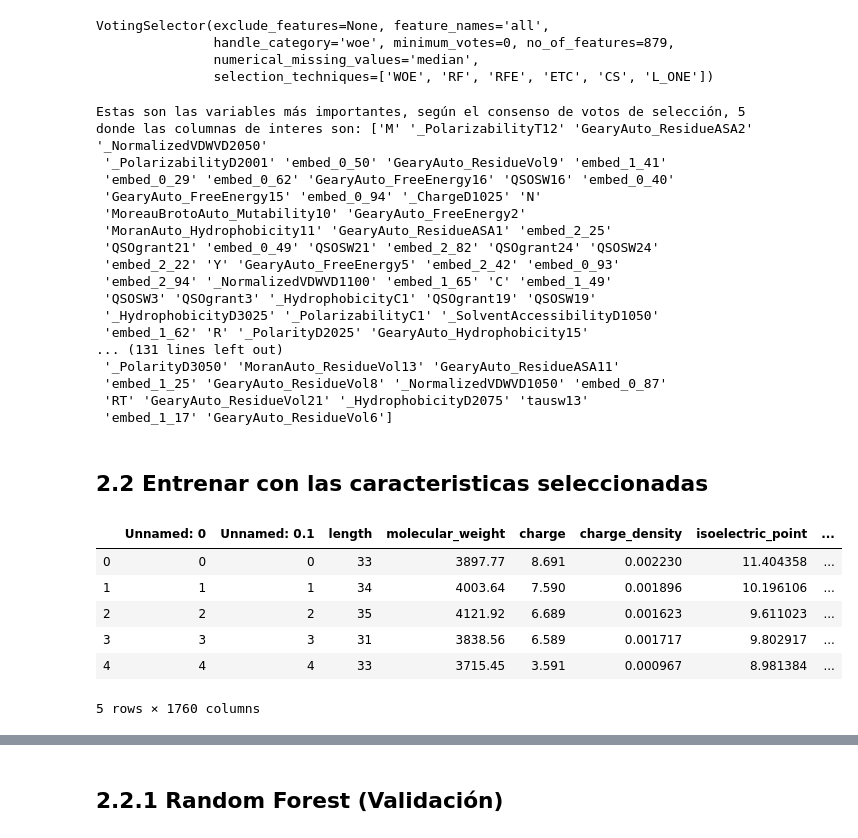
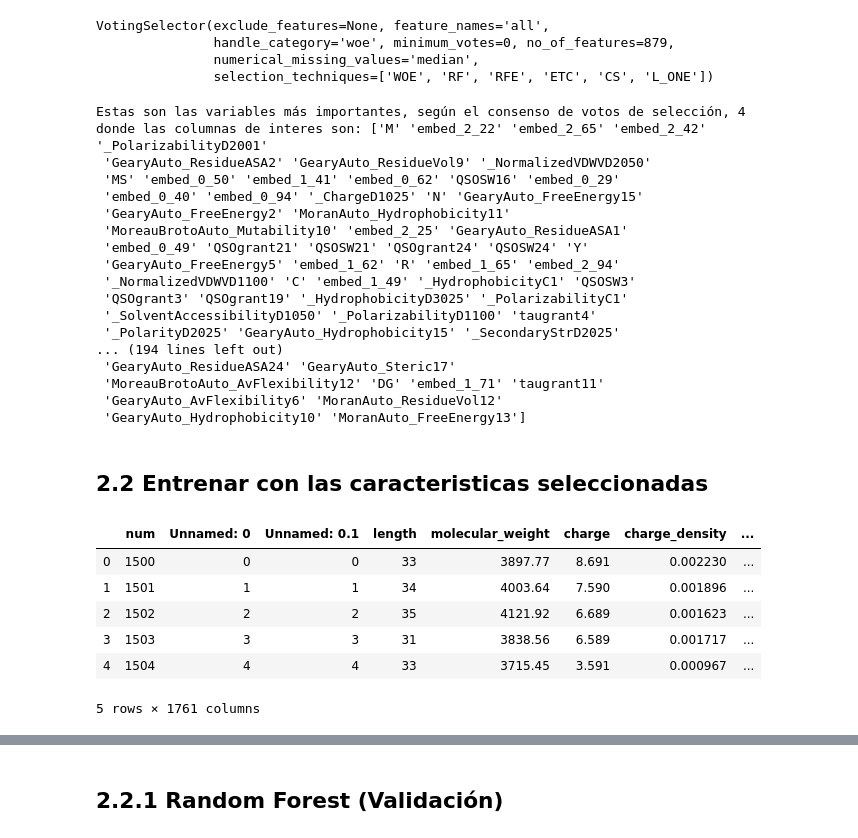
Before and after one commit to santyarboleda/Reconocimiento-de-Patrones, a Jupyter notebook: Competencia_RP.ipynb, the cells around one changed output, grey strips where cells are left out. Cells and saved outputs as stored; diff of their text form; code cells hidden in the pictures.

```diff
--- a/Competencia_RP.ipynb
+++ b/Competencia_RP.ipynb
@@ -615,45 +576,47 @@ VotingSelector(exclude_features=None, feature_names='all',
                numerical_missing_values='median',
                selection_techniques=['WOE', 'RF', 'RFE', 'ETC', 'CS', 'L_ONE'])
 # %%
-delta_crit = 4
+delta_crit = 3
 priorizadas = vs.feature_votes_[vs.feature_votes_["Votes"]>delta_crit]["Variable_Name"].values
 print("Estas son las variables más importantes, según el consenso de votos de selección,", \
       delta_crit+1," donde las columnas de interes son:",\
       priorizadas)
 # %% [output]
-Estas son las variables más importantes, según el consenso de votos de selección, 5  donde las columnas de interes son: ['M' '_PolarizabilityT12' 'GearyAuto_ResidueASA2' '_NormalizedVDWVD2050'
- '_PolarizabilityD2001' 'embed_0_50' 'GearyAuto_ResidueVol9' 'embed_1_41'
- 'embed_0_29' 'embed_0_62' 'GearyAuto_FreeEnergy16' 'QSOSW16' 'embed_0_40'
- 'GearyAuto_FreeEnergy15' 'embed_0_94' '_ChargeD1025' 'N'
- 'MoreauBrotoAuto_Mutability10' 'GearyAuto_FreeEnergy2'
- 'MoranAuto_Hydrophobicity11' 'GearyAuto_ResidueASA1' 'embed_2_25'
- 'QSOgrant21' 'embed_0_49' 'QSOSW21' 'embed_2_82' 'QSOgrant24' 'QSOSW24'
- 'embed_2_22' 'Y' 'GearyAuto_FreeEnergy5' 'embed_2_42' 'embed_0_93'
- 'embed_2_94' '_NormalizedVDWVD1100' 'embed_1_65' 'C' 'embed_1_49'
- 'QSOSW3' 'QSOgrant3' '_HydrophobicityC1' 'QSOgrant19' 'QSOSW19'
- '_HydrophobicityD3025' '_PolarizabilityC1' '_SolventAccessibilityD1050'
- 'embed_1_62' 'R' '_PolarityD2025' 'GearyAuto_Hydrophobicity15'
-... (131 lines left out)
- '_PolarityD3050' 'MoranAuto_ResidueVol13' 'GearyAuto_ResidueASA11'
- 'embed_1_25' 'GearyAuto_ResidueVol8' '_NormalizedVDWVD1050' 'embed_0_87'
- 'RT' 'GearyAuto_ResidueVol21' '_HydrophobicityD2075' 'tausw13'
- 'embed_1_17' 'GearyAuto_ResidueVol6']
+Estas son las variables más importantes, según el consenso de votos de selección, 4  donde las columnas de interes son: ['M' 'embed_2_22' 'embed_2_65' 'embed_2_42' '_PolarizabilityD2001'
+ 'GearyAuto_ResidueASA2' 'GearyAuto_ResidueVol9' '_NormalizedVDWVD2050'
+ 'MS' 'embed_0_50' 'embed_1_41' 'embed_0_62' 'QSOSW16' 'embed_0_29'
+ 'embed_0_40' 'embed_0_94' '_ChargeD1025' 'N' 'GearyAuto_FreeEnergy15'
+ 'GearyAuto_FreeEnergy2' 'MoranAuto_Hydrophobicity11'
+ 'MoreauBrotoAuto_Mutability10' 'embed_2_25' 'GearyAuto_ResidueASA1'
+ 'embed_0_49' 'QSOgrant21' 'QSOSW21' 'QSOgrant24' 'QSOSW24' 'Y'
+ 'GearyAuto_FreeEnergy5' 'embed_1_62' 'R' 'embed_1_65' 'embed_2_94'
+ '_NormalizedVDWVD1100' 'C' 'embed_1_49' '_HydrophobicityC1' 'QSOSW3'
+ 'QSOgrant3' 'QSOgrant19' '_HydrophobicityD3025' '_PolarizabilityC1'
+ '_SolventAccessibilityD1050' '_PolarizabilityD1100' 'taugrant4'
+ '_PolarityD2025' 'GearyAuto_Hydrophobicity15' '_SecondaryStrD2025'
+... (194 lines left out)
+ 'GearyAuto_ResidueASA24' 'GearyAuto_Steric17'
+ 'MoreauBrotoAuto_AvFlexibility12' 'DG' 'embed_1_71' 'taugrant11'
+ 'GearyAuto_AvFlexibility6' 'MoranAuto_ResidueVol12'
+ 'GearyAuto_Hydrophobicity10' 'MoranAuto_FreeEnergy13']
 # %% [markdown]
 ## 2.2 Entrenar con las caracteristicas seleccionadas
 # %%
 #file_= glob.glob('Datos/val/DatosValidacion1.csv')
 val_data = pd.read_csv('Datos/val/DatosValidacion1.csv')
+# Creamos una columna enumerando cada fila
+val_data = val_data.assign(num=[1500 + i for i in range(len(val_data))])[['num'] + val_data.columns.tolist()]
 val_data.pop("sequence")
 y2 = val_data.pop("class")
 val_data.head()
 # %% [output]
-|  | Unnamed: 0 | Unnamed: 0.1 | length | molecular_weight | charge | charge_density | isoelectric_point | ... |
-| 0 | 0 | 0 | 33 | 3897.77 | 8.691 | 0.002230 | 11.404358 | ... |
-| 1 | 1 | 1 | 34 | 4003.64 | 7.590 | 0.001896 | 10.196106 | ... |
-| 2 | 2 | 2 | 35 | 4121.92 | 6.689 | 0.001623 | 9.611023 | ... |
-| 3 | 3 | 3 | 31 | 3838.56 | 6.589 | 0.001717 | 9.802917 | ... |
-| 4 | 4 | 4 | 33 | 3715.45 | 3.591 | 0.000967 | 8.981384 | ... |
+|  | num | Unnamed: 0 | Unnamed: 0.1 | length | molecular_weight | charge | charge_density | ... |
+| 0 | 1500 | 0 | 0 | 33 | 3897.77 | 8.691 | 0.002230 | ... |
+| 1 | 1501 | 1 | 1 | 34 | 4003.64 | 7.590 | 0.001896 | ... |
+| 2 | 1502 | 2 | 2 | 35 | 4121.92 | 6.689 | 0.001623 | ... |
+| 3 | 1503 | 3 | 3 | 31 | 3838.56 | 6.589 | 0.001717 | ... |
+| 4 | 1504 | 4 | 4 | 33 | 3715.45 | 3.591 | 0.000967 | ... |
-5 rows × 1760 columns
+5 rows × 1761 columns
 # %%
 # Normalizamos el set de datos
 names = val_data.columns
```
Also changed, not shown: parts of 68 cells of this notebook.
